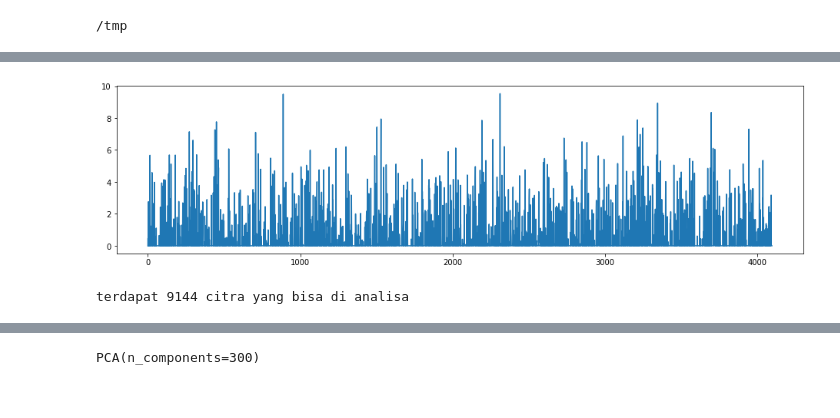
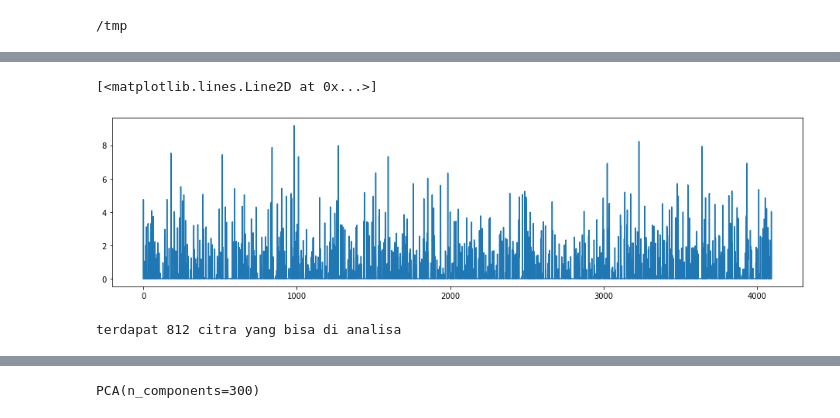
Before and after one commit to rasvanjaya21/animals-image-retrieval, a Jupyter notebook: code.ipynb, the cells around one changed output, grey strips where cells are left out. Saved outputs shown, nothing was run; the diff lists cells and outputs as text; code cells hidden in the pictures.

```diff
--- a/code.ipynb
+++ b/code.ipynb
@@ -115,8 +106,8 @@ _________________________________________________________________
 # %%
 # membuat fungsi untuk load citra
 def load_image(path):
-    img = image.load_img(path, target_size=model.input_shape[1:3])
-    x = image.img_to_array(img)
+    img = load_img(path, target_size=model.input_shape[1:3])
+    x = img_to_array(img)
     x = np.expand_dims(x, axis=0)
     x = preprocess_input(x)
     return img, x
@@ -170,7 +161,7 @@ Non-trainable params: 0
 _________________________________________________________________
 # %%
 # menampilkan citra, ektraksi feature dan memvisualisasikan nya
-img, x = load_image("/dataset/crocodile/image_0021.jpg")
+img, x = load_image("dataset/111000.jpg")
 feature = feature_extractor.predict(x)
 
 plt.figure(figsize=(16,4))
@@ -180,7 +171,8 @@ plt.plot(feature[0])
+[<matplotlib.lines.Line2D at 0x...>]
-[figure, old version]
+[figure, new version]
 # %%
 # check total citra yang bisa di analisa
-images_path = "/dataset"
+images_path = "dataset/"
 image_extensions = ['.jpg', '.png', '.jpeg']   # case-insensitive (upper/lower doesn't matter)
 max_num_images = 10000
 
@@ -188,7 +180,7 @@ images = [os.path.join(dp, f) for dp, dn, filenames in os.walk(images_path) for
 
 print("terdapat %d citra yang bisa di analisa" % len(images))
 # %% [output]
-terdapat 9144 citra yang bisa di analisa
+terdapat 812 citra yang bisa di analisa
 # %%
 # list untuk menyimpan fetures hasil proses ekstraksi dari semua citra dataset yang didapat dari feature_extractor (VGG16)
 dataset_features = []
```
Also changed, not shown: parts of 20 cells of this notebook.
